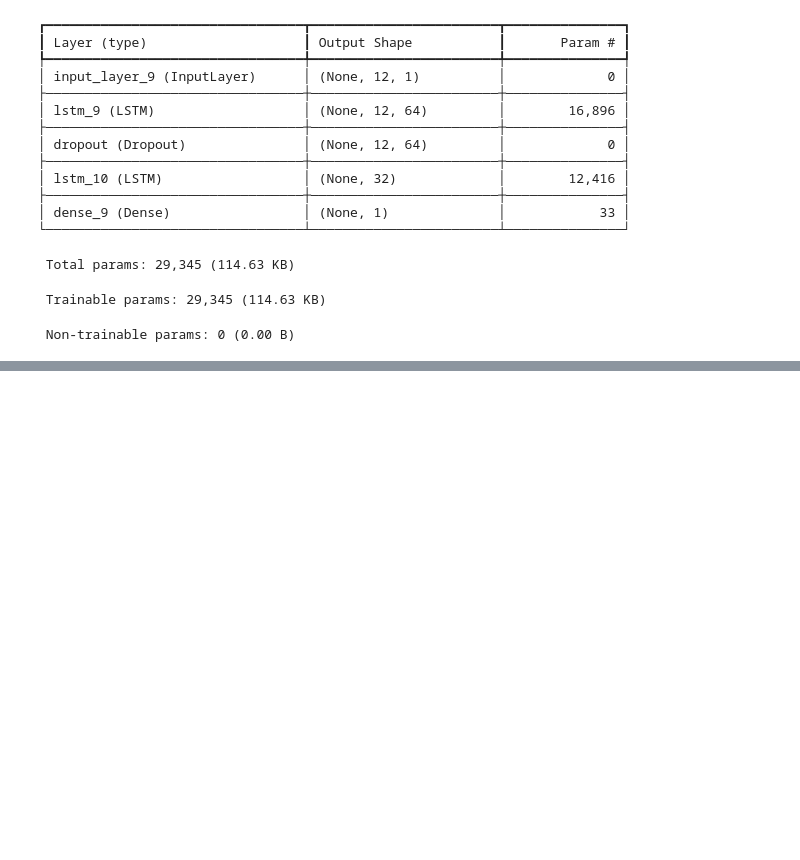
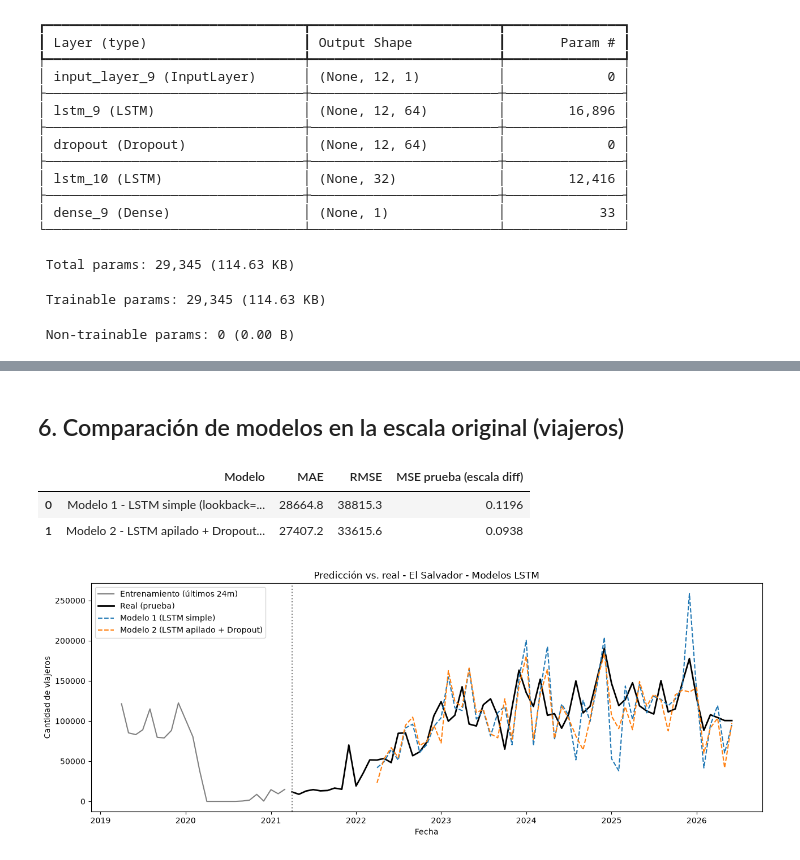
Before and after one commit to nilsmuralles/Lab2-DataScience, a Jupyter notebook: LSTM_ElSalvador.ipynb, the cells around one changed output, grey strips where cells are left out. Saved outputs shown, nothing was run; the diff lists cells and outputs as text; code cells hidden in the pictures; blank space fills up the shorter version.

Commit message:
feat: complete LSTM comparison and conclusion

```diff
--- a/LSTM_ElSalvador.ipynb
+++ b/LSTM_ElSalvador.ipynb
@@ -309,0 +313,54 @@ Modelo 2 - Pérdida (MSE) en prueba, escala diferenciada/estandarizada: 0.1084
+# %% [markdown]
+## 6. Comparación de modelos en la escala original (viajeros)
+# %%
+def metricas(y_true, y_pred):
+    mae = mean_absolute_error(y_true, y_pred)
+    rmse = np.sqrt(mean_squared_error(y_true, y_pred))
+    return mae, rmse
+
+def a_escala_original(modelo, lookback):
+    X_test, y_test = supervisada(test_scaled, lookback)
+    X_test = X_test[..., np.newaxis]
+    pred_scaled = modelo.predict(X_test, verbose=0)
+
+    pred_diff = scaler.inverse_transform(pred_scaled).flatten()
+    real_diff = scaler.inverse_transform(y_test.reshape(-1, 1)).flatten()
+
+    fechas_pred = diff_test.index[lookback:]
+    log_prev = log_completa.shift(1).loc[fechas_pred].values
+
+    pred_level = np.expm1(log_prev + pred_diff)
+    real_level = np.expm1(log_prev + real_diff)
+    return fechas_pred, pred_level, real_level
+
+fechas1, pred1, real1 = a_escala_original(modelo1, lookback1)
+fechas2, pred2, real2 = a_escala_original(modelo2, lookback2)
+
+mae1, rmse1 = metricas(real1, pred1)
+mae2, rmse2 = metricas(real2, pred2)
+
+tabla_comparacion = pd.DataFrame([
+    {'Modelo': f'Modelo 1 - LSTM simple (lookback={lookback1}, units={units1})',
+     'MAE': round(mae1, 1), 'RMSE': round(rmse1, 1), 'MSE prueba (escala diff)': round(loss_test1, 4)},
+    {'Modelo': f'Modelo 2 - LSTM apilado + Dropout (lookback={lookback2})',
+     'MAE': round(mae2, 1), 'RMSE': round(rmse2, 1), 'MSE prueba (escala diff)': round(loss_test2, 4)},
+])
+tabla_comparacion
+# %% [output]
+|  | Modelo | MAE | RMSE | MSE prueba (escala diff) |
+| 0 | Modelo 1 - LSTM simple (lookback=... | 28664.8 | 38815.3 | 0.1196 |
+| 1 | Modelo 2 - LSTM apilado + Dropout... | 27407.2 | 33615.6 | 0.0938 |
+# %%
+fig, ax = plt.subplots(figsize=(13, 5))
+ax.plot(serie_train.iloc[-24:], color='gray', label='Entrenamiento (últimos 24m)')
+ax.plot(serie_test, color='black', linewidth=2, label='Real (prueba)')
+ax.plot(fechas1, pred1, linestyle='--', color='tab:blue', label='Modelo 1 (LSTM simple)')
+ax.plot(fechas2, pred2, linestyle='--', color='tab:orange', label='Modelo 2 (LSTM apilado + Dropout)')
+ax.axvline(serie_test.index.min(), color='gray', linestyle=':')
+ax.set_title(f'Predicción vs. real - {PAIS} - Modelos LSTM')
+ax.set_xlabel('Fecha'); ax.set_ylabel('Cantidad de viajeros')
+ax.legend(loc='upper left')
+plt.tight_layout()
+plt.show()
+# %% [output]
+[figure, added]
```
Also changed, not shown: parts of 13 cells of this notebook.
